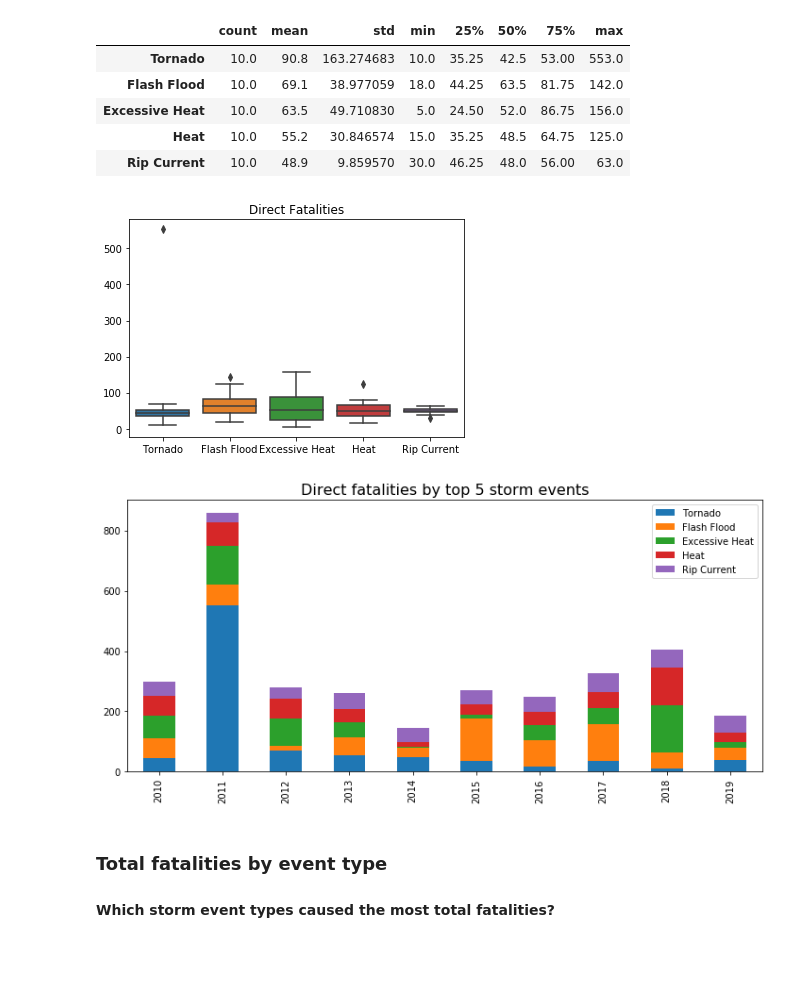
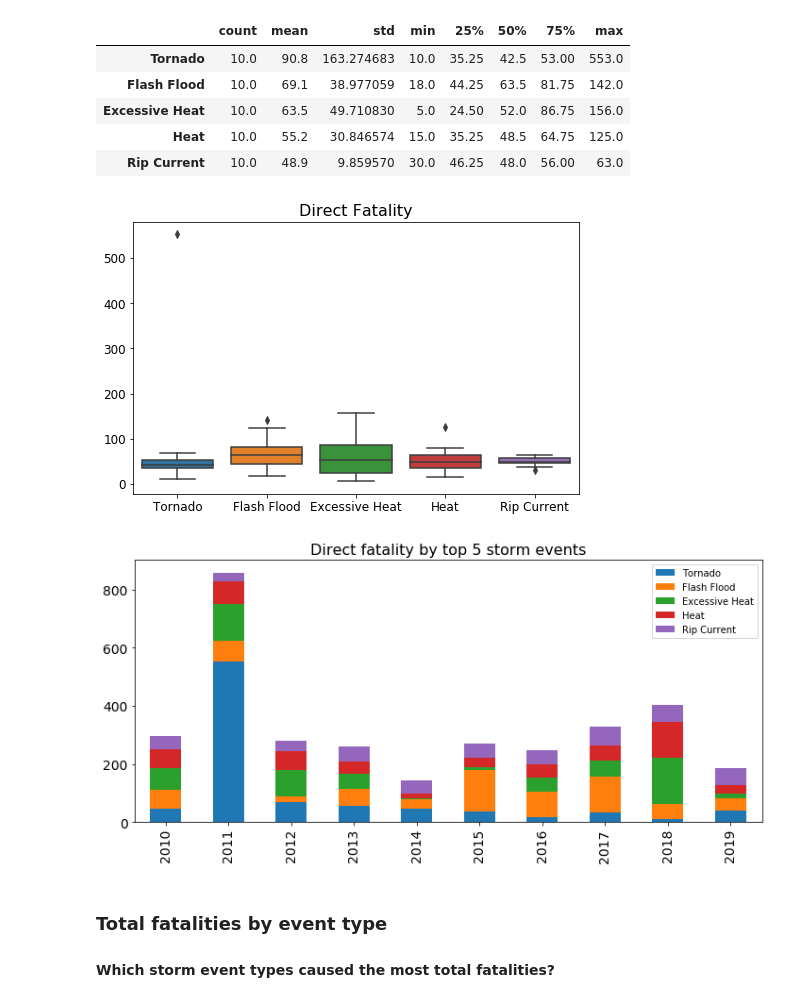
Before and after one commit to alwz1/storm-events, a Jupyter notebook: storm_events.ipynb, the cells around one changed output. Cells and saved outputs as stored; diff of their text form; code cells hidden in the pictures; blank space fills up the shorter version.

```diff
--- a/storm_events.ipynb
+++ b/storm_events.ipynb
@@ -305,23 +305,27 @@ df_yearly_deaths.describe().transpose()
 | Rip Current | 10.0 | 48.9 | 9.859570 | 30.0 | 46.25 | 48.0 | 56.00 | 63.0 |
 # %%
 # create and save the yearly direct fatalities by the top five storm types box plot
-fig, axs = plt.subplots()
+fig, axs = plt.subplots(figsize=(8,5))
 fig = sns.boxplot(data = df_yearly_deaths)
-axs.set_title('Direct Fatalities')
+axs.set_title('Direct Fatality',fontsize=16)
+plt.xticks(fontsize=12)
+plt.yticks(fontsize=12)
 fig.figure.savefig('direct_boxplt.png')
 # %% [output]
-[figure, old version]
+[figure, new version]
 # %%
 # create and save the yearly direct fatalities by the top five storm types stacked bar plot
 fig, axs = plt.subplots(figsize=(10,5))
 df_yearly_deaths.plot(kind = 'bar',stacked = True,ax=axs)
-axs.set_title('Direct fatalities by top 5 storm events', fontsize=16)
+axs.set_title('Direct fatality by top 5 storm events', fontsize=16)
 axs.set_xlabel('')
 #axs.yaxis.grid(True)
+plt.xticks(fontsize=14)
+plt.yticks(fontsize=14)
 plt.tight_layout()
 fig.savefig('top5_direct_fatalities.png')
 # %% [output]
-[figure, old version]
+[figure, new version]
 # %% [markdown]
 ### Total fatalities by event type
 
```
Also changed, not shown: parts of 18 cells of this notebook.
